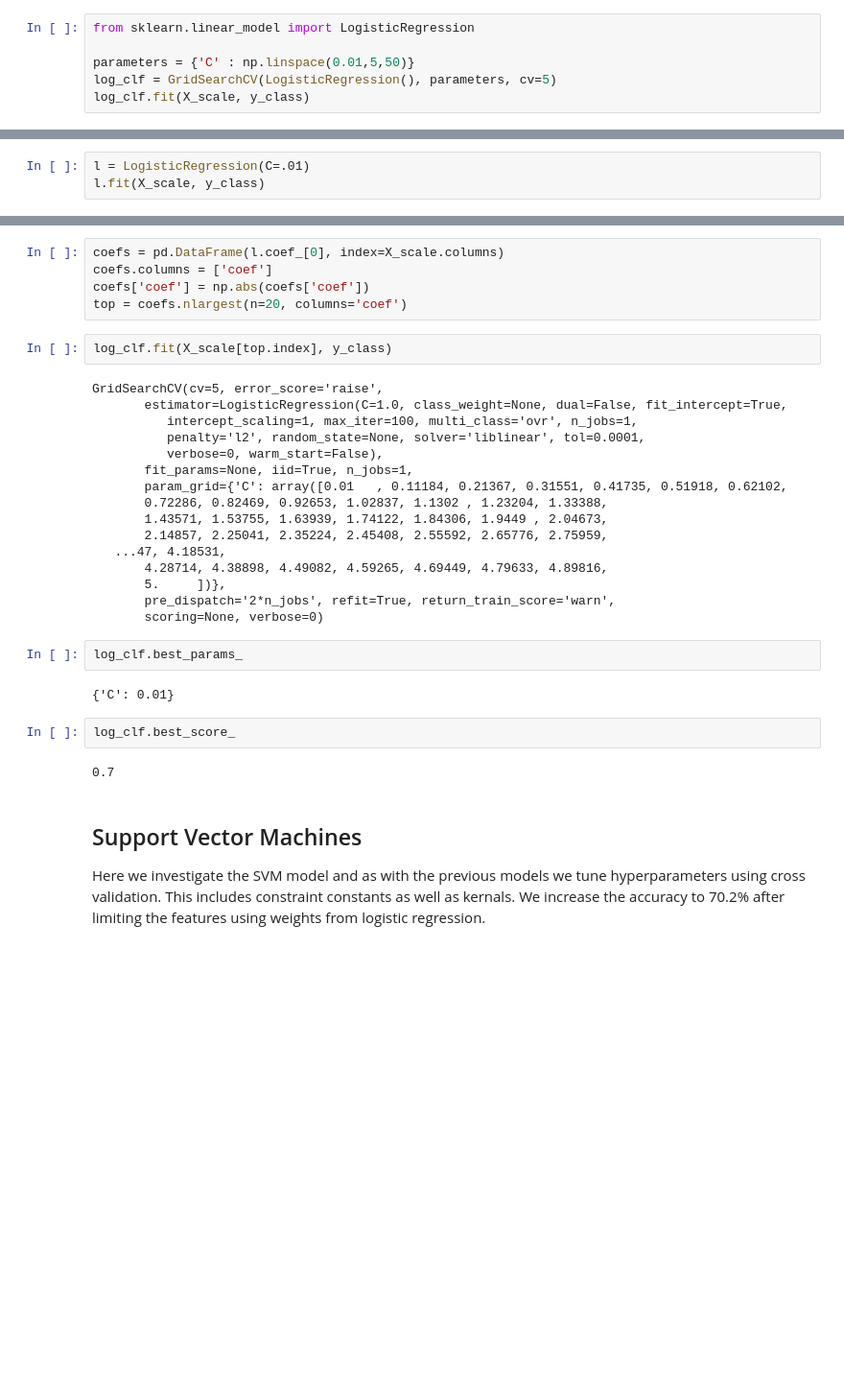
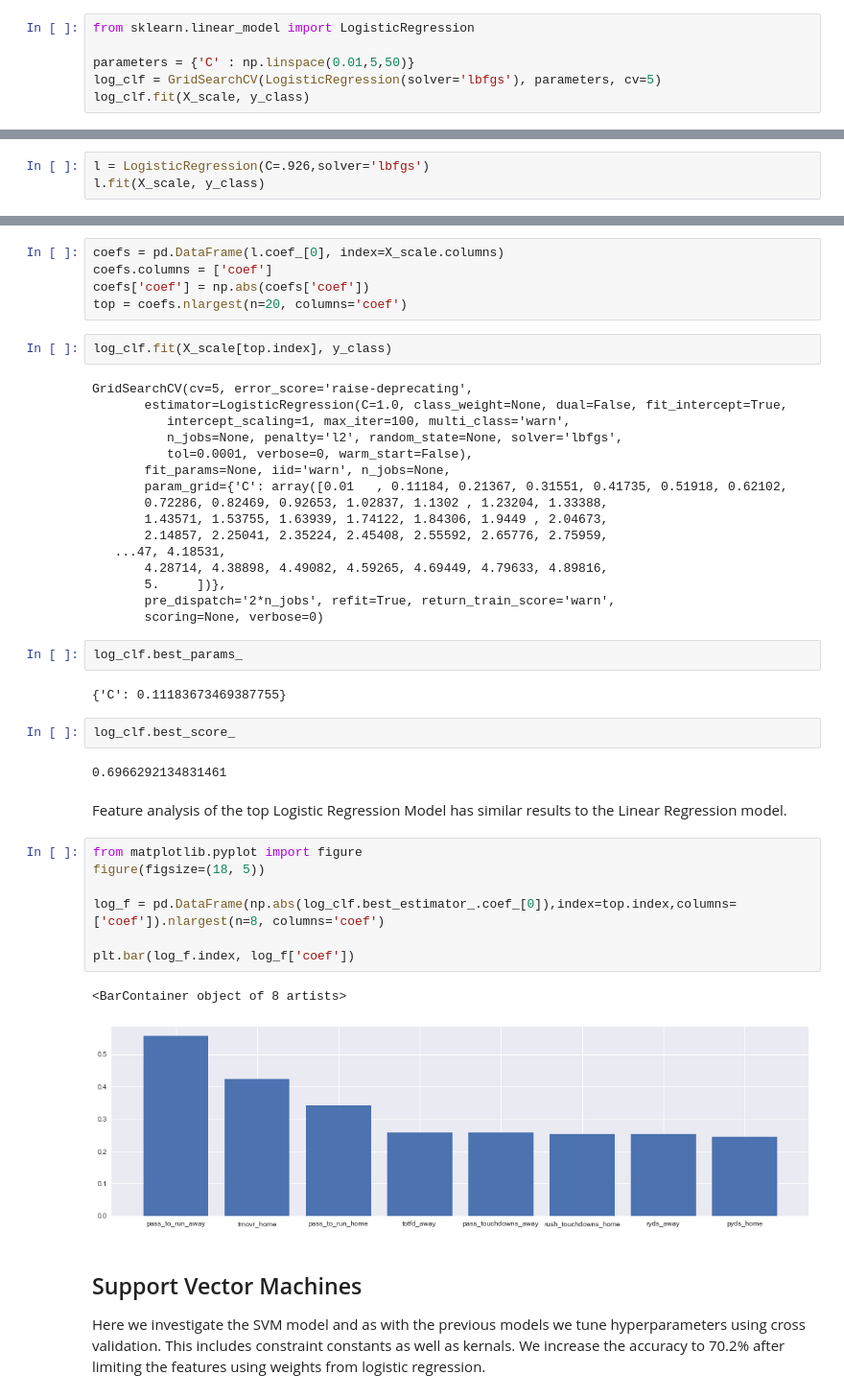
Before and after one commit to Edwardbafford/Springboard, a Jupyter notebook: Capstone 1 - NFL Matchup Predictions/Code/Machine Learning Analysis.ipynb, the cells around one changed output, grey strips where cells are left out. Shown at 96% size. Saved outputs shown, nothing was run; the diff lists cells and outputs as text; blank space fills up the shorter version.

Commit message:
GB RF Model, Added Feature Analysis, PPT Updates

```diff
--- a/Capstone 1 - NFL Matchup Predictions/Code/Machine Learning Analysis.ipynb
+++ b/Capstone 1 - NFL Matchup Predictions/Code/Machine Learning Analysis.ipynb
@@ -240,6 +243,6 @@ Our data in this case follows the assumptions of the Logistic Model better than
 from sklearn.linear_model import LogisticRegression
 
 parameters = {'C' : np.linspace(0.01,5,50)}
-log_clf = GridSearchCV(LogisticRegression(), parameters, cv=5)
+log_clf = GridSearchCV(LogisticRegression(solver='lbfgs'), parameters, cv=5)
 log_clf.fit(X_scale, y_class)
 # %% [output]
@@ -297,6 +300,6 @@ log_clf.best_score_
 # %% [markdown]
 Next trim down the feature space to the most influential variables and obtain a performance of 70% accuracy upon cross validation
 # %%
-l = LogisticRegression(C=.01)
+l = LogisticRegression(C=.926,solver='lbfgs')
 l.fit(X_scale, y_class)
 # %% [output]
@@ -312,12 +315,12 @@ top = coefs.nlargest(n=20, columns='coef')
 # %%
 log_clf.fit(X_scale[top.index], y_class)
 # %% [output]
-GridSearchCV(cv=5, error_score='raise',
+GridSearchCV(cv=5, error_score='raise-deprecating',
        estimator=LogisticRegression(C=1.0, class_weight=None, dual=False, fit_intercept=True,
-          intercept_scaling=1, max_iter=100, multi_class='ovr', n_jobs=1,
-          penalty='l2', random_state=None, solver='liblinear', tol=0.0001,
-          verbose=0, warm_start=False),
-       fit_params=None, iid=True, n_jobs=1,
+          intercept_scaling=1, max_iter=100, multi_class='warn',
+          n_jobs=None, penalty='l2', random_state=None, solver='lbfgs',
+          tol=0.0001, verbose=0, warm_start=False),
+       fit_params=None, iid='warn', n_jobs=None,
        param_grid={'C': array([0.01   , 0.11184, 0.21367, 0.31551, 0.41735, 0.51918, 0.62102,
        0.72286, 0.82469, 0.92653, 1.02837, 1.1302 , 1.23204, 1.33388,
        1.43571, 1.53755, 1.63939, 1.74122, 1.84306, 1.9449 , 2.04673,
@@ -330,11 +333,23 @@ GridSearchCV(cv=5, error_score='raise',
 # %%
 log_clf.best_params_
 # %% [output]
-{'C': 0.01}
+{'C': 0.11183673469387755}
 # %%
 log_clf.best_score_
 # %% [output]
-0.7
+0.6966292134831461
+# %% [markdown]
+Feature analysis of the top Logistic Regression Model has similar results to the Linear Regression model.
+# %%
+from matplotlib.pyplot import figure
+figure(figsize=(18, 5))
+
+log_f = pd.DataFrame(np.abs(log_clf.best_estimator_.coef_[0]),index=top.index,columns=['coef']).nlargest(n=8, columns='coef')
+
+plt.bar(log_f.index, log_f['coef'])
+# %% [output]
+<BarContainer object of 8 artists>
+[figure, added]
 # %% [markdown]
 ## Support Vector Machines
 
```
Also changed, not shown: parts of 24 cells of this notebook, 3 other files.
